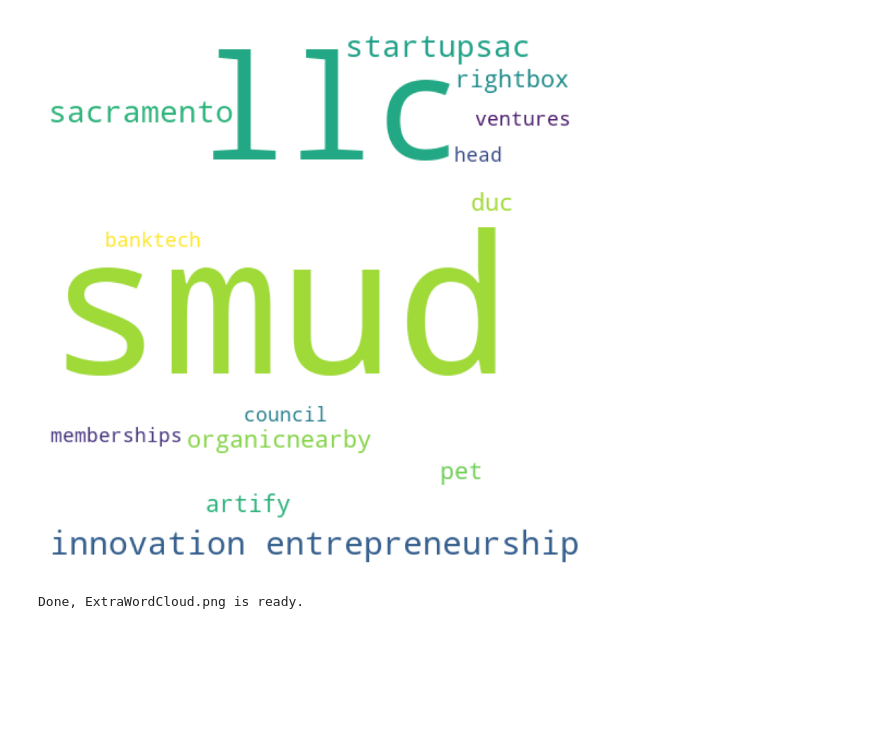
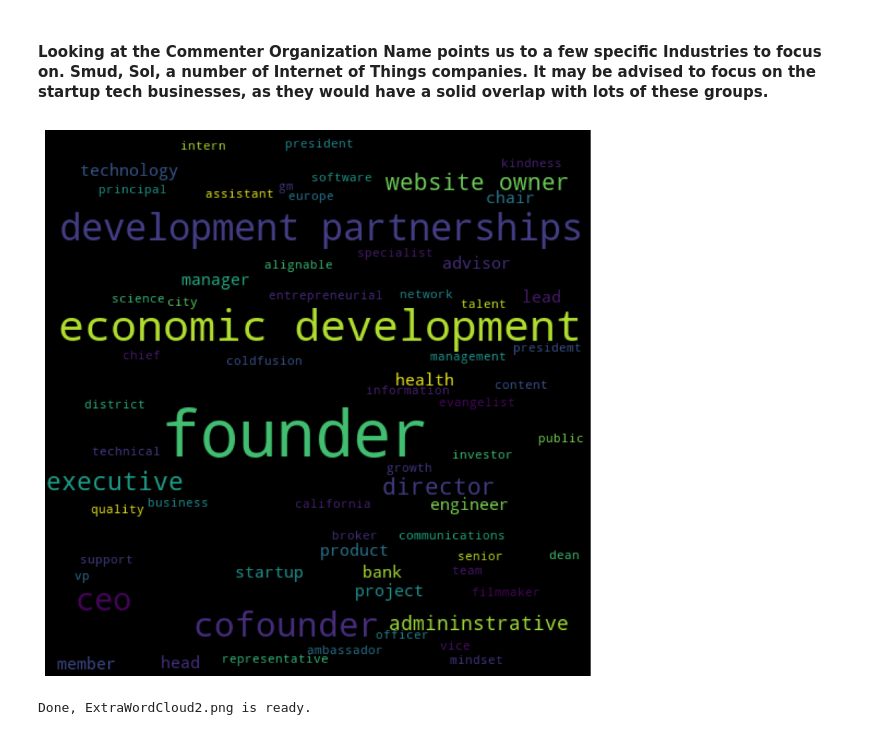
Before and after one commit to wolfesamk/MSBA-212, a Jupyter notebook: Classwork/Group Project/Linkedin Group Project - Samuel Wolfe.ipynb, the cells around one changed output. Drawn from its saved outputs; the diff is of its cells as text; code cells hidden in the pictures; blank space fills up the shorter version.

```diff
--- a/Classwork/Group Project/Linkedin Group Project - Samuel Wolfe.ipynb
+++ b/Classwork/Group Project/Linkedin Group Project - Samuel Wolfe.ipynb
@@ -264,7 +466,15 @@ for x in list_cameron_temp:
 # %%
+#Commenter Organization Name
+#Put the contents of the csv file into the dataframe
+df_cameron = file2
+
+# I am converting dictionary to a list so I can analyze the data
+#yelp_review_list = list(yelp_review_dictionary.lyrics)
+list_cameron = []
+list_cameron = df_cameron['Commenter Organization Name'].dropna().to_list()
 
 #convert text to lower case
-list_cameron_lower = [i.lower() for i in list_cameron]
+#list_cameron_lower = [i.lower() for i in list_cameron]
 
 #remove special characters
 list_cameron_lower = [re.sub(r"[^a-zA-Z]", " ", text) for text in list_cameron]
@@ -451,21 +661,23 @@ comment_string = ''
 for eachletter in  str(noun_phrases):
     comment_string += eachletter
 
-listofWords = ['\'','thank','cameron','great','carlsen','congragulations','sacramento','laura','sal','dick','jasso','latoya','mariah','franklin','burris','isaac','arlene j']
+listofWords = ['\'','carlsen']
 for z in listofWords:
     comment_string = comment_string.replace(z,'')
 
 #World cloud requires a string as input
 wordcloud = WordCloud(width = 500, height = 500,
-            background_color ='white',
+            background_color ='black',
             stopwords=stopwords_list,
-            min_font_size = 10).generate(comment_string)
+            min_font_size = 10,
+            max_words=50,
+            prefer_horizontal=1.0).generate(comment_string)
 
 plt.figure(figsize = (15, 10), facecolor = None)
 plt.imshow(wordcloud)
 plt.axis("off")
-plt.savefig('Q5WordCloud.png', bbox_inches='tight', dpi=300)
+plt.savefig('ExtraWordCloud1.png', bbox_inches='tight', dpi=300)
 plt.show()
 
-print("Done, Q6WordCloud.png is ready.")
+print("Done, ExtraWordCloud1.png is ready.")
 # %% [output]
@@ -501,4 +686,14 @@ list_cameron = df_cameron['Commenter Organization Name'].dropna().to_list()
+# %% [markdown]
+#### Looking at the Commenter Organization Name points us to a few specific Industries to focus on. Smud, Sol, a number of Internet of Things companies. It may be advised to focus on the startup tech businesses, as they would have a solid overlap with lots of these groups.
 # %%
+#Commenter Job Title
+#Put the contents of the csv file into the dataframe
+df_cameron = file2
+
+# I am converting dictionary to a list so I can analyze the data
+#yelp_review_list = list(yelp_review_dictionary.lyrics)
+list_cameron = []
+list_cameron = df_cameron['Commenter Job Title'].dropna().to_list()
 
 #convert text to lower case
 #list_cameron_lower = [i.lower() for i in list_cameron]
@@ -676,37 +871,36 @@ for item in reviews:
                 string = string + " " + word
         clean_cameron.append(string)
 
 comment_string = ''
 for eachletter in  str(cleantext):
     comment_string += eachletter
 
 input = TextBlob(comment_string)
 
 noun_phrases = input.noun_phrases
 
 comment_string = ''
 for eachletter in  str(noun_phrases):
     comment_string += eachletter
 
 listofWords = ['\'','carlsen']
 for z in listofWords:
     comment_string = comment_string.replace(z,'')
 
 #World cloud requires a string as input
 wordcloud = WordCloud(width = 500, height = 500,
-            background_color ='white',
+            background_color ='black',
             stopwords=stopwords_list,
             min_font_size = 10,
-            prefer_horizontal=1.0,
-            max_words=15).generate(comment_string)
+            prefer_horizontal=1.0).generate(comment_string)
 
 plt.figure(figsize = (15, 10), facecolor = None)
 plt.imshow(wordcloud)
 plt.axis("off")
-plt.savefig('Q5WordCloud.png', bbox_inches='tight', dpi=300)
+plt.savefig('ExtraWordCloud2.png', bbox_inches='tight', dpi=300)
 plt.show()
 
-print("Done, ExtraWordCloud.png is ready.")
+print("Done, ExtraWordCloud2.png is ready.")
 # %% [output]
-[figure, old version]
+[figure, new version]
-Done, ExtraWordCloud.png is ready.
+Done, ExtraWordCloud2.png is ready.
```
Also changed, not shown: parts of 13 cells of this notebook, 1 other file.
